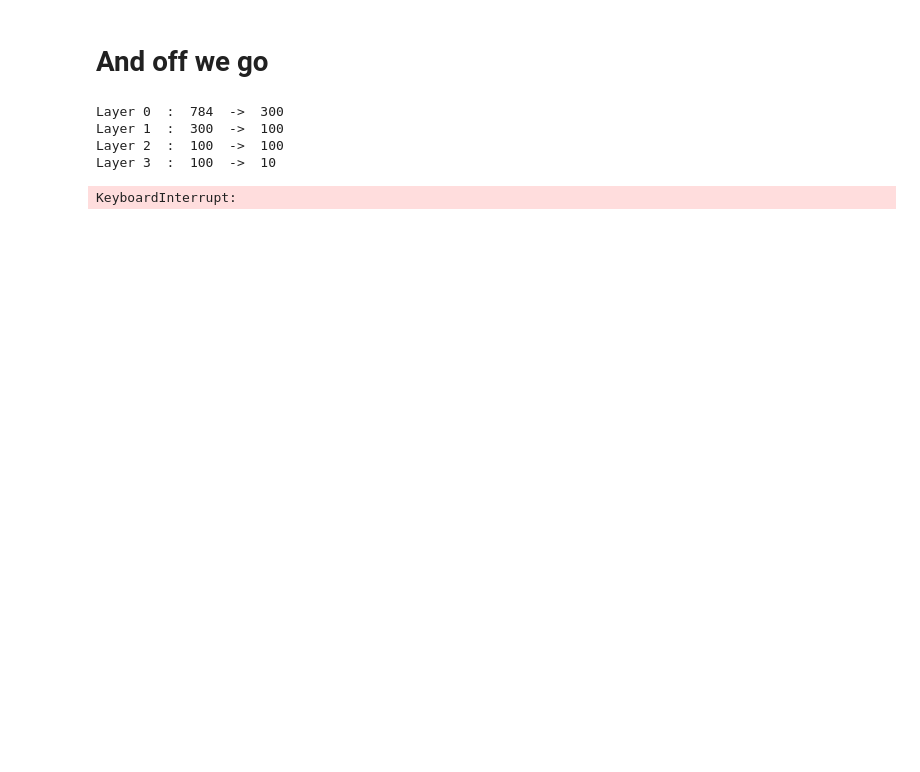
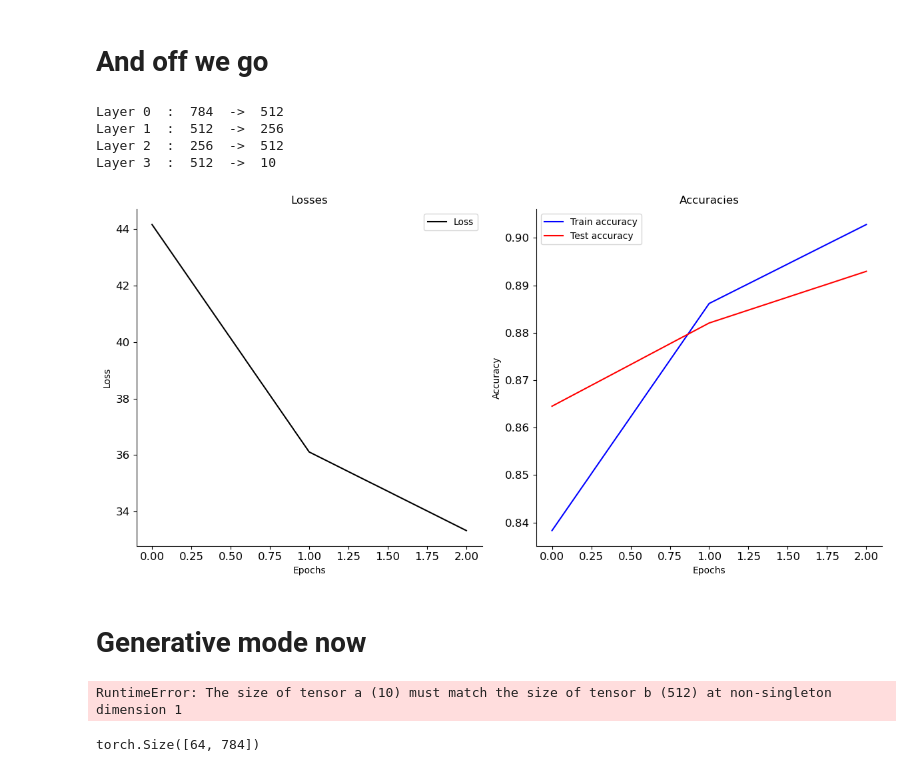
Before and after one commit to neuromorphs/BrainDishSiMulator, a Jupyter notebook: notebooks/2023-07-07_predictive_coding.ipynb, the cells around one changed output. Saved outputs shown, nothing was run; the diff lists cells and outputs as text; code cells hidden in the pictures; blank space fills up the shorter version.

```diff
--- a/notebooks/2023-07-07_predictive_coding.ipynb
+++ b/notebooks/2023-07-07_predictive_coding.ipynb
@@ -216,19 +254,20 @@ batch_size = 64  # Batch size
 norm_factor = 1  # Normalization factor
 
 # Learning parameters
-epochs = 30  # iterations of the full inference steps
+epochs = 3  # iterations of the full inference steps
 n_inferences_steps = 500  # number of inference steps per input
+n_generative_steps = 100 # number of generative steps per input
 
 # Theta (weights) parameters
-theta_lr = 0.005  # learning rate for the weights theta
+theta_lr = 0.0005  # learning rate for the weights theta
 weight_clamp = 50  # weight clamp
 
 # Mu (values) parameters
-mu_lr = 0.02  # shift rate for the value neurons
+mu_lr = 0.002  # shift rate for the value neurons
 mu_clamp = 1000  # value neuron clamp
 
 # Pi (precision) parameters
-pi_lr = 5e-4  # learning rate for the precision pi
+pi_lr = 5e-5  # learning rate for the precision pi
 pi_clamp = 0.05  # precision clamp
 
 # Layer parameter
@@ -237,9 +276,9 @@ f = utils_pcn.tanh
 df = utils_pcn.tanh_deriv
 
 # Network parameter
-L1_size = 300
-L2_size = 100
-L3_size = 100
+L1_size = 256
+L2_size = 128
+L3_size = 256
 fixed_predictions = True  # change the predictions or not
 
 
@@ -286,43 +325,53 @@ for i in range(len(shapes)-1) :
                             output_size = shapes[i+1], f = f, df = df,
                             device = device))
 
+
 model = PCNet_Bogacz(layers = layers, batch_size = batch_size,
                         n_inferences_steps = n_inferences_steps,
                         mu_lr = mu_lr, theta_lr = theta_lr, pi_lr = pi_lr,
                         fixed_predictions = fixed_predictions, update_weights_flag=update_weights_flag,
                         weight_clamp = weight_clamp, mu_clamp = mu_clamp,  pi_clamp = pi_clamp,
-                        device = device, do_pi = True)
+                        device = device, do_pi = False)
 
 # GPU burning
 losses, accs, test_accs = train(model = model,
                                 trainset = trainset[0:-2], testset = testset[0:-2],
                                 n_epochs = epochs)
 # %% [output]
-Layer 0  :  784  ->  300
-Layer 1  :  300  ->  100
-Layer 2  :  100  ->  100
-Layer 3  :  100  ->  10
+Layer 0  :  784  ->  512
+Layer 1  :  512  ->  256
+Layer 2  :  256  ->  512
+Layer 3  :  512  ->  10
-KeyboardInterrupt:
 # %%
 # ------------------- Plotting ------------------- #
 fig, axs = plt.subplots(figsize = (12,6), ncols = 2)
 
-axs[0].plot(losses[0], c = 'k', label = 'Loss')
+axs[0].plot(losses, c = 'k', label = 'Loss')
 axs[0].set_title('Losses')
 axs[0].set_xlabel('Epochs')
 axs[0].set_ylabel('Loss')
 
-axs[1].plot(accs[0], c = 'b', label = 'Train accuracy')
-axs[1].plot(test_accs[1], c = 'r', label = 'Test accuracy')
+axs[1].plot(accs, c = 'b', label = 'Train accuracy')
+axs[1].plot(test_accs, c = 'r', label = 'Test accuracy')
 axs[1].set_title('Accuracies')
 axs[1].set_xlabel('Epochs')
 axs[1].set_ylabel('Accuracy')
 
 for ax in axs :
     ax.spines['right'].set_visible(False)
     ax.spines['top'].set_visible(False)
     ax.legend()
     ax.tick_params(axis='both', which='major', labelsize=12)
 
 fig.tight_layout()
 plt.show()
+# %% [output]
+[figure, added]
+# %% [markdown]
+# Generative mode now
+# %%
+output_size = 10
+initial_activation = torch.randn([batch_size, output_size], device = device) # for example, random noise
+generated_data = model.soft_generate(y = initial_activation, n_generative_steps=n_generative_steps, df = df)
+# %% [output]
+RuntimeError: The size of tensor a (10) must match the size of tensor b (512) at non-singleton dimension 1
@@ -328,0 +382,4 @@ plt.show()
+# %%
+generated_data.shape
+# %% [output]
+torch.Size([64, 784])
```
Also changed, not shown: parts of 4 cells of this notebook.
